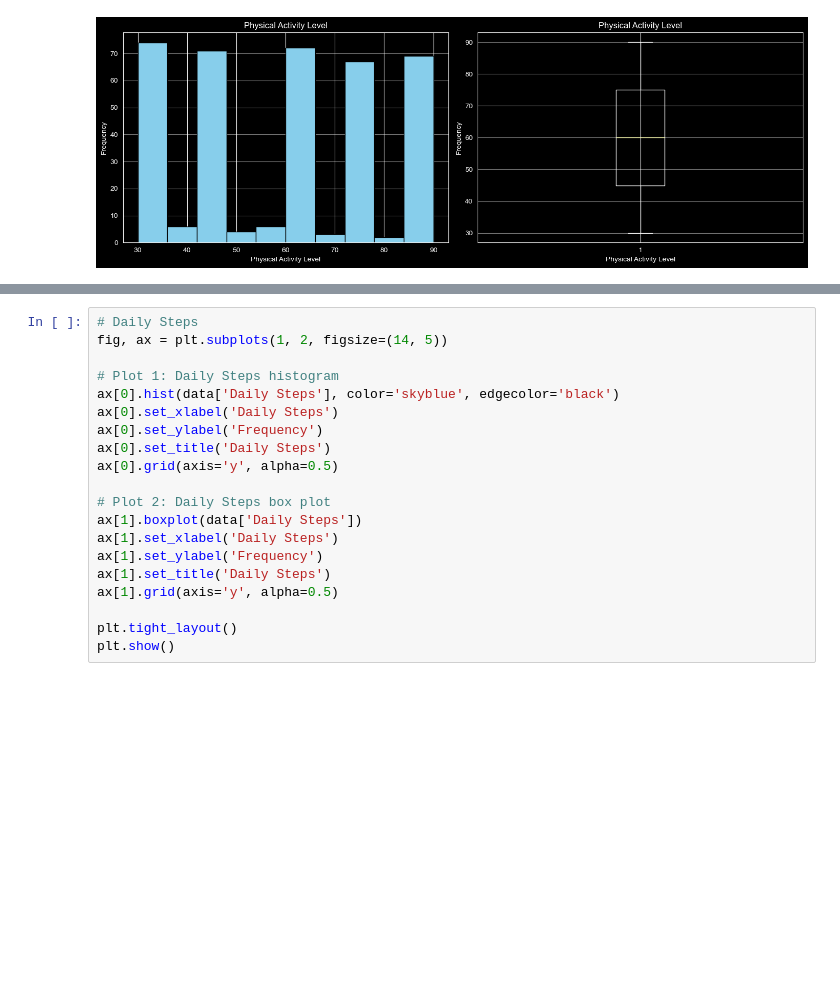
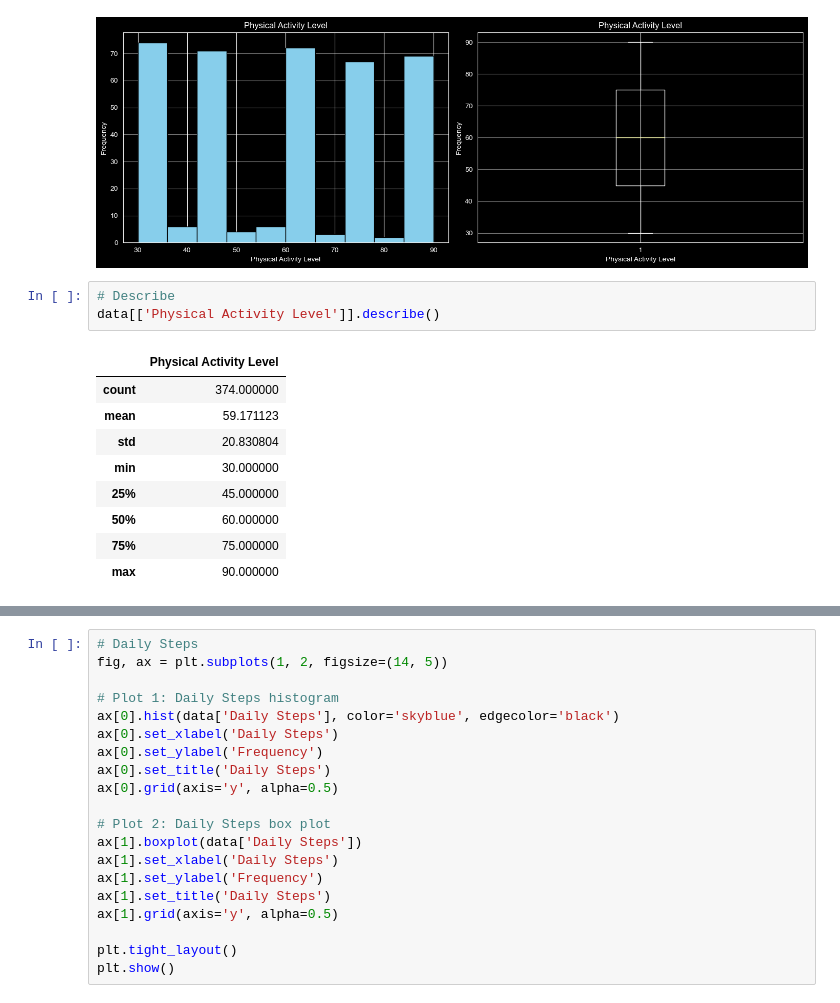
Before and after one commit to kinant/ud-stats-nd, a Jupyter notebook: PR01 - Describe Health and Sleep Quality Data/PR01 - Describe Health and Sleep Quality Data.ipynb, the cells around one changed output, grey strips where cells are left out. Saved outputs shown, nothing was run; the diff lists cells and outputs as text; blank space fills up the shorter version.

Commit message:
PR01 - Calculate Information
Calculate all relevant information (mean, median, mode, variance, std, skew)

```diff
--- a/PR01 - Describe Health and Sleep Quality Data/PR01 - Describe Health and Sleep Quality Data.ipynb
+++ b/PR01 - Describe Health and Sleep Quality Data/PR01 - Describe Health and Sleep Quality Data.ipynb
@@ -75,3 +81,16 @@ plt.tight_layout()
 plt.show()
 # %% [output]
 [figure]
+# %%
+# Describe
+data[['Physical Activity Level']].describe()
+# %% [output]
+|  | Physical Activity Level |
+| count | 374.000000 |
+| mean | 59.171123 |
+| std | 20.830804 |
+| min | 30.000000 |
+| 25% | 45.000000 |
+| 50% | 60.000000 |
+| 75% | 75.000000 |
+| max | 90.000000 |
```
Also changed, not shown: parts of 13 cells of this notebook.
